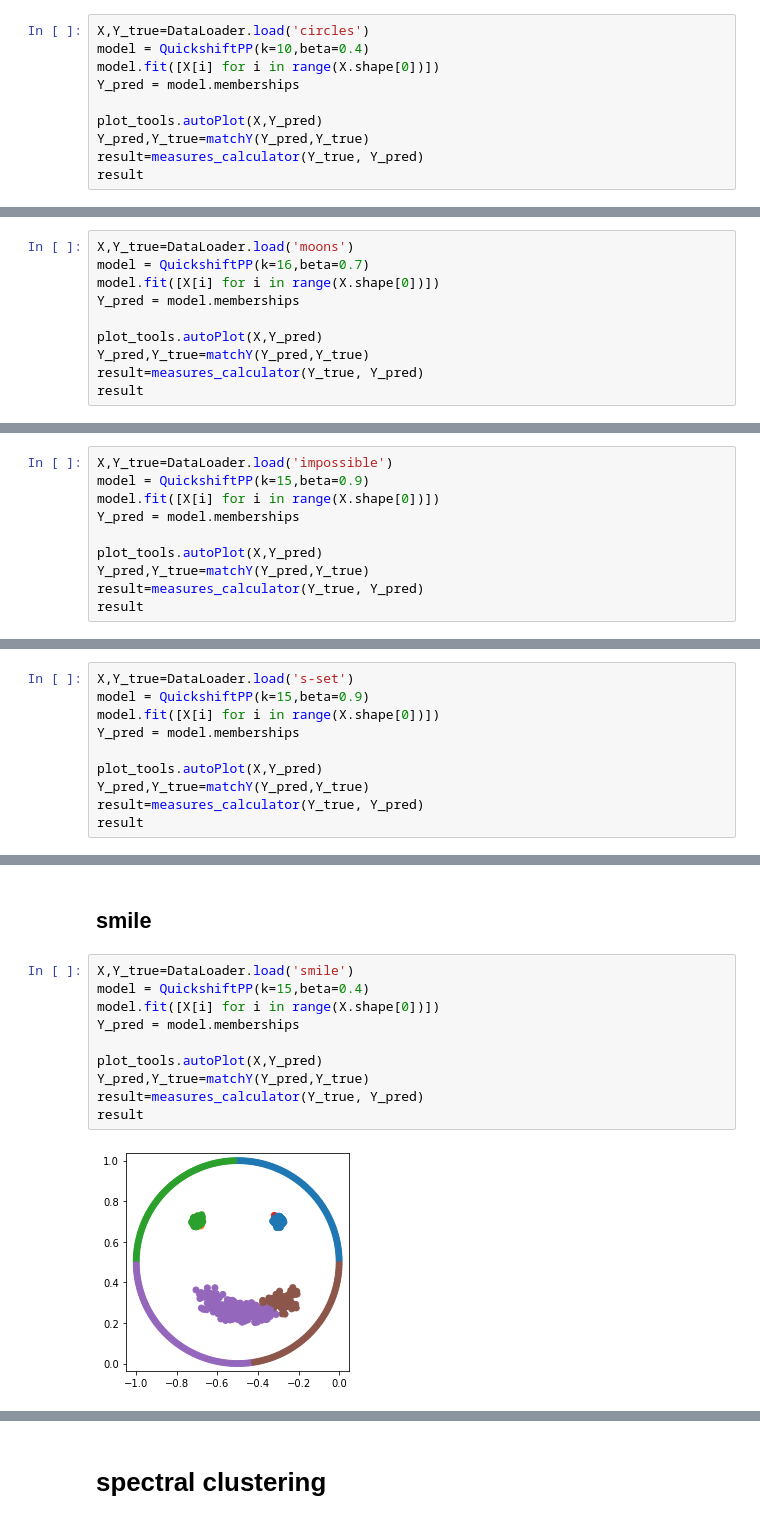
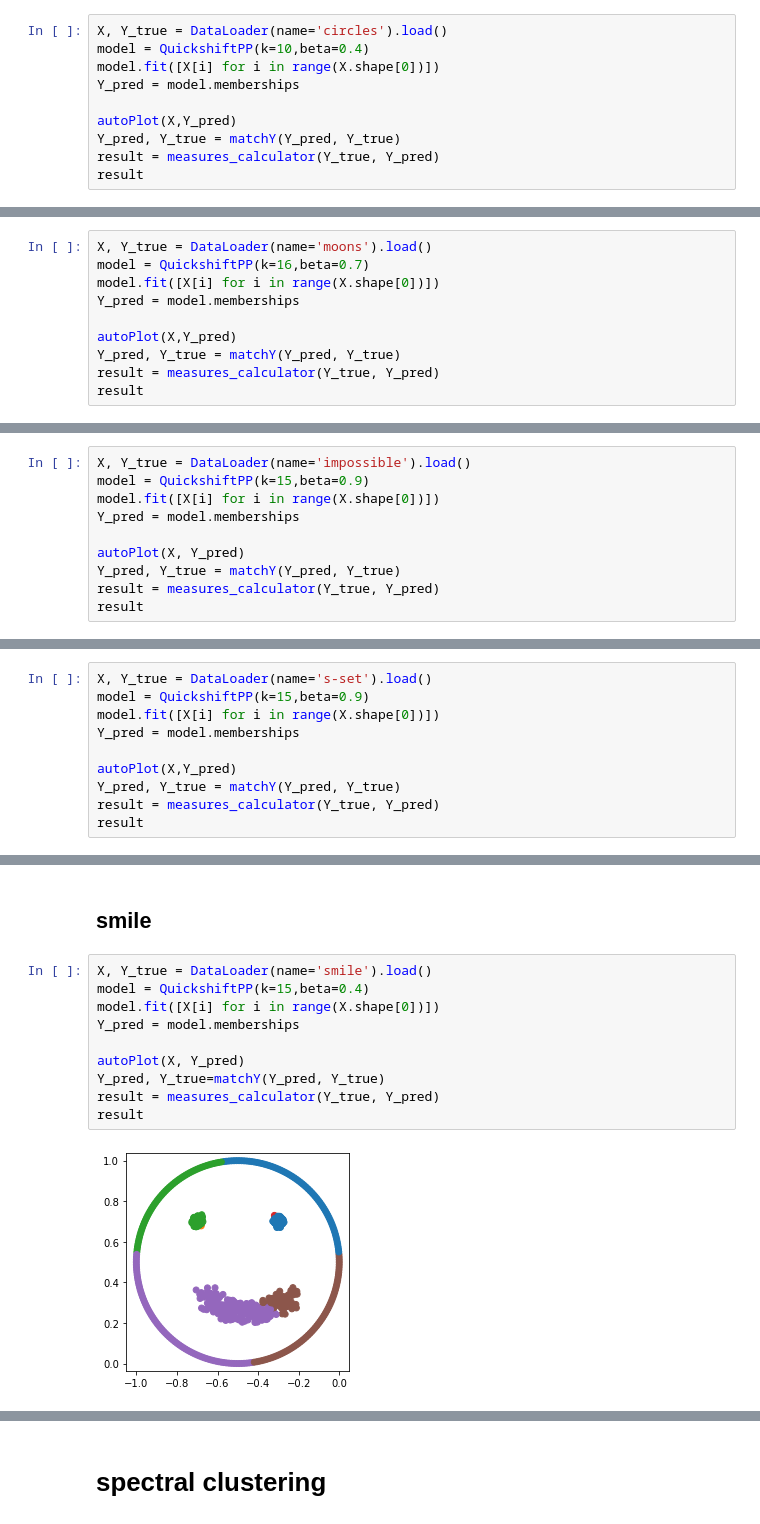
Before and after one commit to gaozhangyang/GIT, a Jupyter notebook: ex1_toy/experiments_toydata.ipynb, the cells around one changed output, grey strips where cells are left out. Cells and saved outputs as stored; diff of their text form.

```diff
--- a/ex1_toy/experiments_toydata.ipynb
+++ b/ex1_toy/experiments_toydata.ipynb
@@ -487,14 +410,14 @@ The sklearn.neighbors.kde module is  deprecated in version 0.22 and will be remo
 # %% [markdown]
 ## circles
 # %%
-X,Y_true=DataLoader.load('circles')
+X, Y_true = DataLoader(name='circles').load()
 model = QuickshiftPP(k=10,beta=0.4)
 model.fit([X[i] for i in range(X.shape[0])])
 Y_pred = model.memberships
 
-plot_tools.autoPlot(X,Y_pred)
-Y_pred,Y_true=matchY(Y_pred,Y_true)
-result=measures_calculator(Y_true, Y_pred)
+autoPlot(X,Y_pred)
+Y_pred, Y_true = matchY(Y_pred, Y_true)
+result = measures_calculator(Y_true, Y_pred)
 result
 # %% [output]
 [figure]
@@ -503,14 +426,14 @@ result
 # %% [markdown]
 ## moons
 # %%
-X,Y_true=DataLoader.load('moons')
+X, Y_true = DataLoader(name='moons').load()
 model = QuickshiftPP(k=16,beta=0.7)
 model.fit([X[i] for i in range(X.shape[0])])
 Y_pred = model.memberships
 
-plot_tools.autoPlot(X,Y_pred)
-Y_pred,Y_true=matchY(Y_pred,Y_true)
-result=measures_calculator(Y_true, Y_pred)
+autoPlot(X,Y_pred)
+Y_pred, Y_true = matchY(Y_pred, Y_true)
+result = measures_calculator(Y_true, Y_pred)
 result
 # %% [output]
 [figure]
@@ -519,14 +442,14 @@ result
 # %% [markdown]
 ## impossible
 # %%
-X,Y_true=DataLoader.load('impossible')
+X, Y_true = DataLoader(name='impossible').load()
 model = QuickshiftPP(k=15,beta=0.9)
 model.fit([X[i] for i in range(X.shape[0])])
 Y_pred = model.memberships
 
-plot_tools.autoPlot(X,Y_pred)
-Y_pred,Y_true=matchY(Y_pred,Y_true)
-result=measures_calculator(Y_true, Y_pred)
+autoPlot(X, Y_pred)
+Y_pred, Y_true = matchY(Y_pred, Y_true)
+result = measures_calculator(Y_true, Y_pred)
 result
 # %% [output]
 [figure]
@@ -535,14 +458,14 @@ result
 # %% [markdown]
 ## s-set
 # %%
-X,Y_true=DataLoader.load('s-set')
+X, Y_true = DataLoader(name='s-set').load()
 model = QuickshiftPP(k=15,beta=0.9)
 model.fit([X[i] for i in range(X.shape[0])])
 Y_pred = model.memberships
 
-plot_tools.autoPlot(X,Y_pred)
-Y_pred,Y_true=matchY(Y_pred,Y_true)
-result=measures_calculator(Y_true, Y_pred)
+autoPlot(X,Y_pred)
+Y_pred, Y_true = matchY(Y_pred, Y_true)
+result = measures_calculator(Y_true, Y_pred)
 result
 # %% [output]
 [figure]
@@ -551,14 +474,14 @@ result
 # %% [markdown]
 ## smile
 # %%
-X,Y_true=DataLoader.load('smile')
+X, Y_true = DataLoader(name='smile').load()
 model = QuickshiftPP(k=15,beta=0.4)
 model.fit([X[i] for i in range(X.shape[0])])
 Y_pred = model.memberships
 
-plot_tools.autoPlot(X,Y_pred)
-Y_pred,Y_true=matchY(Y_pred,Y_true)
-result=measures_calculator(Y_true, Y_pred)
+autoPlot(X, Y_pred)
+Y_pred, Y_true=matchY(Y_pred, Y_true)
+result = measures_calculator(Y_true, Y_pred)
 result
 # %% [output]
-[figure, old version]
+[figure, new version]
```
Also changed, not shown: parts of 44 cells of this notebook, 46 other files.
